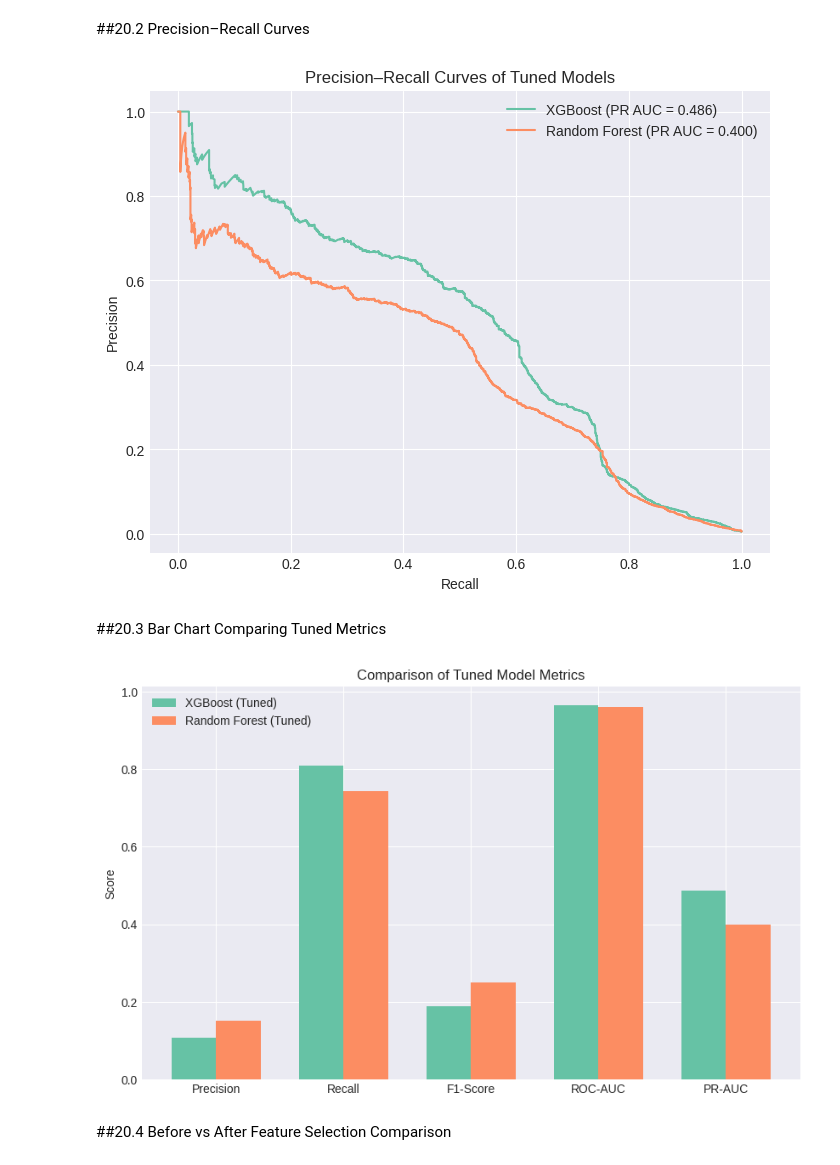
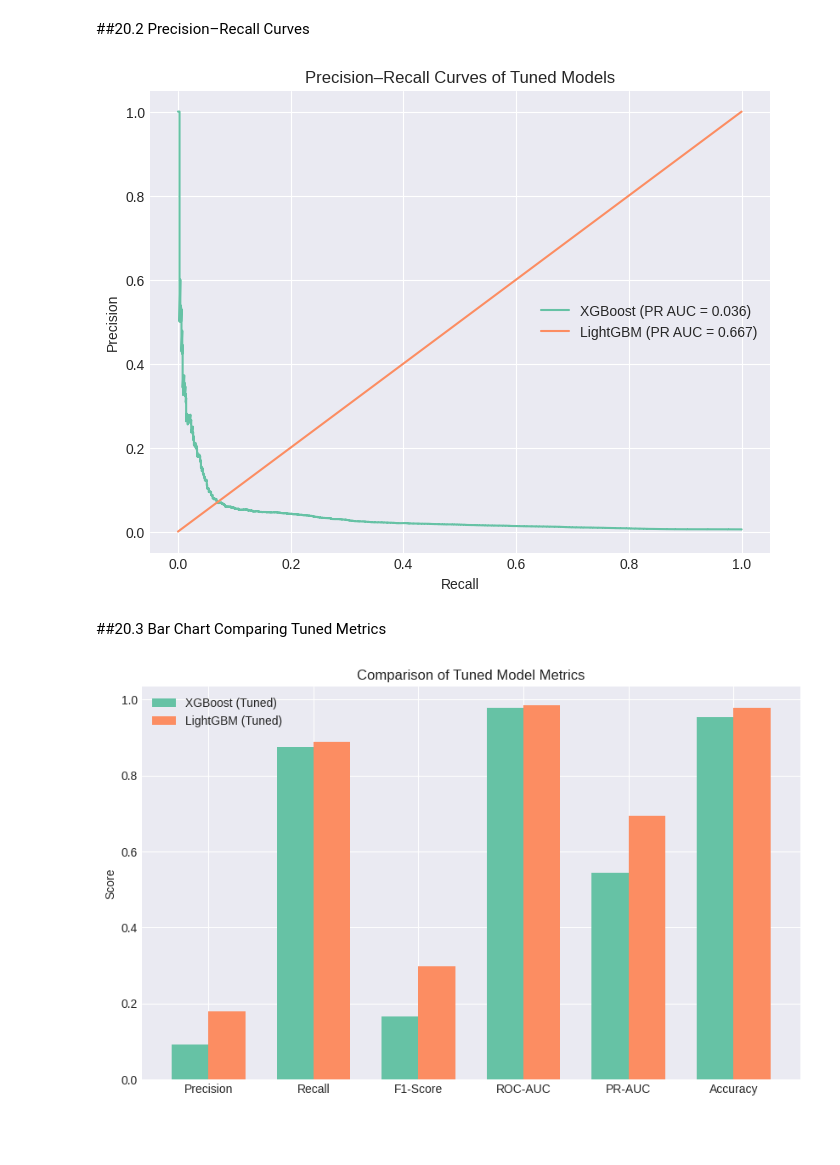
Before and after one commit to usama879/creditcardfraudproject, a Jupyter notebook: CreditCardFraud.ipynb, the cells around one changed output. Saved outputs shown, nothing was run; the diff lists cells and outputs as text; code cells hidden in the pictures; blank space fills up the shorter version.

```diff
--- a/CreditCardFraud.ipynb
+++ b/CreditCardFraud.ipynb
@@ -1456,9 +1667,9 @@ xgb_search = RandomizedSearchCV(
     n_jobs=-1
 )
 
-rf_search = RandomizedSearchCV(
-    estimator=rf_base,
-    param_distributions=param_grid_rf,
+lgbm_search = RandomizedSearchCV(
+    estimator=lgbm_base,
+    param_distributions=param_grid_lgb,
     n_iter=5,
     scoring="f1",
     cv=cv_strategy,
@@ -1473,8 +1684,8 @@ y_sample = y_train_resampled.loc[X_sample.index]
 print("\nRunning RandomizedSearchCV for XGBoost...")
 xgb_search.fit(X_sample, y_sample)
 
-print("\nRunning RandomizedSearchCV for Random Forest...")
-rf_search.fit(X_sample, y_sample)
+print("\nRunning RandomizedSearchCV for LightGBM...")
+lgbm_search.fit(X_sample, y_sample)
 # %% [output]
 Running RandomizedSearchCV for XGBoost...
 Fitting 2 folds for each of 5 candidates, totalling 10 fits
@@ -1581,0 +1787,13 @@ Models trained with best tuned hyperparameters
+# %%
+xgb_tuned = xgb_search.best_estimator_
+lgbm_tuned = lgbm_search.best_estimator_
+
+xgb_tuned.fit(X_train_resampled_selected, y_train_resampled)
+lgbm_tuned.fit(X_train_resampled_selected, y_train_resampled)
+
+print("Top models trained with best tuned hyperparameters\n")
+print("\nXGBoost Best Params:", xgb_search.best_params_)
+print("LightGBM Best Params:", lgbm_search.best_params_)
+
+print("\nXGBoost Best CV F1 Score: {:.4f}".format(xgb_search.best_score_))
+print("LightGBM Best CV F1 Score: {:.4f}".format(lgbm_search.best_score_))
@@ -1584,7 +1821,8 @@ Models trained with best tuned hyperparameters
 # %%
 from sklearn.metrics import (
     precision_score, recall_score, f1_score, roc_auc_score,
-    average_precision_score, confusion_matrix, ConfusionMatrixDisplay
+    average_precision_score, confusion_matrix, ConfusionMatrixDisplay,
+    accuracy_score
 )
 
 def evaluate_model(model, X, y, model_name):
@@ -1596,6 +1834,7 @@ def evaluate_model(model, X, y, model_name):
     f1 = f1_score(y, y_pred)
     roc = roc_auc_score(y, y_prob)
     pr_auc = average_precision_score(y, y_prob)
+    accuracy = accuracy_score(y, y_pred)
 
     return {
         "Model": model_name,
@@ -1604,6 +1843,7 @@ def evaluate_model(model, X, y, model_name):
         "F1-Score": f1,
         "ROC-AUC": roc,
         "PR-AUC": pr_auc,
+        "Accuracy": accuracy,
         "y_true": y,
         "y_pred": y_pred
     }
@@ -1796,49 +2093,49 @@ plt.show()
 ##20.2 Precision–Recall Curves
 # %%
 from sklearn.metrics import precision_recall_curve, average_precision_score
+import matplotlib.pyplot as plt
 
 prec_xgb, rec_xgb, _ = precision_recall_curve(y_test, xgb_probs)
-prec_rf, rec_rf, _   = precision_recall_curve(y_test, rf_probs)
+prec_lgbm, rec_lgbm, _ = precision_recall_curve(y_test, lgbm_probs)
 
 pr_auc_xgb = average_precision_score(y_test, xgb_probs)
-pr_auc_rf  = average_precision_score(y_test, rf_probs)
+pr_auc_lgbm = average_precision_score(y_test, lgbm_probs)
 
 plt.figure(figsize=(8,6))
 plt.plot(rec_xgb, prec_xgb, label=f"XGBoost (PR AUC = {pr_auc_xgb:.3f})")
-plt.plot(rec_rf, prec_rf, label=f"Random Forest (PR AUC = {pr_auc_rf:.3f})")
+plt.plot(rec_lgbm, rec_lgbm, label=f"LightGBM (PR AUC = {pr_auc_lgbm:.3f})")
 plt.title("Precision–Recall Curves of Tuned Models")
 plt.xlabel("Recall")
 plt.ylabel("Precision")
 plt.legend()
 plt.show()
 # %% [output]
-[figure, old version]
+[figure, new version]
 # %% [markdown]
 ##20.3 Bar Chart Comparing Tuned Metrics
 # %%
 tuned_metrics = pd.DataFrame({
-    "Model": ["XGBoost (Tuned)", "Random Forest (Tuned)"],
-    "Precision": [0.107, 0.151],
-    "Recall": [0.809, 0.744],
-    "F1-Score": [0.189, 0.250],
-    "ROC-AUC": [roc_auc_xgb, roc_auc_rf],
-    "PR-AUC": [pr_auc_xgb, pr_auc_rf]
+    "Model": ["XGBoost (Tuned)", "LightGBM (Tuned)"],
+    "Precision": [results_tuned[0]["Precision"], results_tuned[1]["Precision"]],
+    "Recall": [results_tuned[0]["Recall"], results_tuned[1]["Recall"]],
+    "F1-Score": [results_tuned[0]["F1-Score"], results_tuned[1]["F1-Score"]],
+    "ROC-AUC": [results_tuned[0]["ROC-AUC"], results_tuned[1]["ROC-AUC"]],
+    "PR-AUC": [results_tuned[0]["PR-AUC"], results_tuned[1]["PR-AUC"]],
+    "Accuracy": [results_tuned[0]["Accuracy"], results_tuned[1]["Accuracy"]]
 })
 
-metrics = ["Precision","Recall","F1-Score","ROC-AUC","PR-AUC"]
+metrics = ["Precision","Recall","F1-Score","ROC-AUC","PR-AUC","Accuracy"]
 x = np.arange(len(metrics))
 width = 0.35
 
 plt.figure(figsize=(10,6))
 plt.bar(x - width/2, tuned_metrics.iloc[0,1:], width, label="XGBoost (Tuned)")
-plt.bar(x + width/2, tuned_metrics.iloc[1,1:], width, label="Random Forest (Tuned)")
+plt.bar(x + width/2, tuned_metrics.iloc[1,1:], width, label="LightGBM (Tuned)")
 
 plt.xticks(x, metrics)
 plt.ylabel("Score")
 plt.title("Comparison of Tuned Model Metrics")
 plt.legend()
 plt.show()
 # %% [output]
-[figure, old version]
+[figure, new version]
-# %% [markdown]
-##20.4 Before vs After Feature Selection Comparison
```
Also changed, not shown: parts of 64 cells of this notebook.
